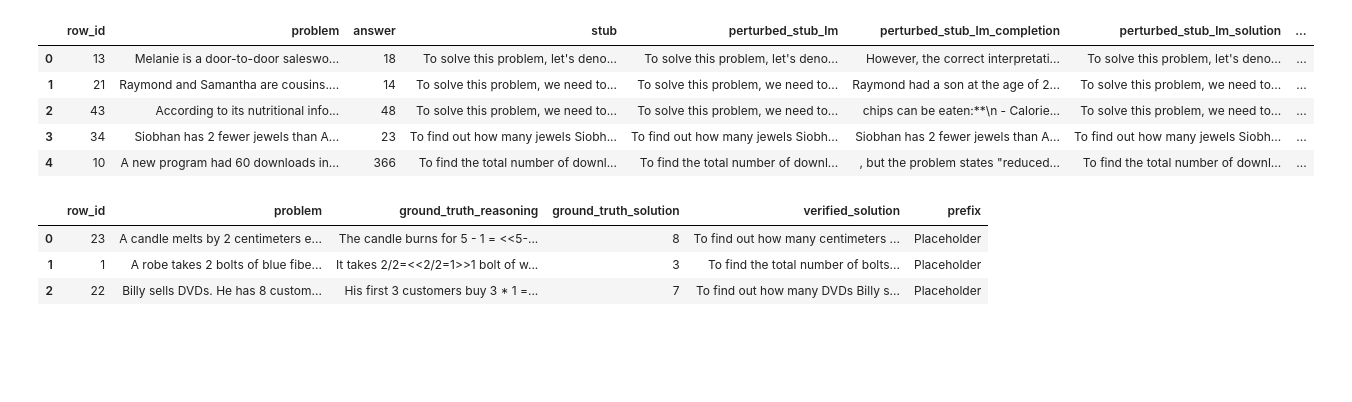
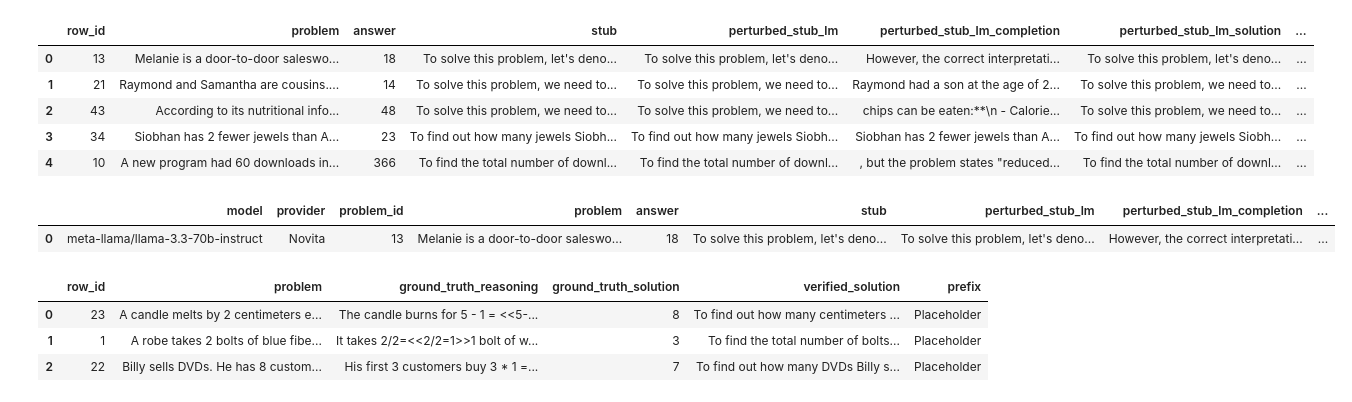
Before and after one commit to sasilver75/cohere-reasoning-v5, a Jupyter notebook: scratch.ipynb, the cells around one changed output. Saved outputs shown, nothing was run; the diff lists cells and outputs as text; code cells hidden in the pictures; blank space fills up the shorter version.

```diff
--- a/scratch.ipynb
+++ b/scratch.ipynb
@@ -14,6 +28,13 @@ df.head()
 | 2 | 43 | According to its nutritional info... | 48 | To solve this problem, we need to... | To solve this problem, we need to... | chips can be eaten:**\n - Calorie... | To solve this problem, we need to... | ... |
 | 3 | 34 | Siobhan has 2 fewer jewels than A... | 23 | To find out how many jewels Siobh... | To find out how many jewels Siobh... | Siobhan has 2 fewer jewels than A... | To find out how many jewels Siobh... | ... |
 | 4 | 10 | A new program had 60 downloads in... | 366 | To find the total number of downl... | To find the total number of downl... | , but the problem states "reduced... | To find the total number of downl... | ... |
+# %%
+# GSM COMPLETIONS
+df = pd.read_csv("gsm8k/datasets/gsm8k_completions.csv")
+df.head(1)
+# %% [output]
+|  | model | provider | problem_id | problem | answer | stub | perturbed_stub_lm | perturbed_stub_lm_completion | ... |
+| 0 | meta-llama/llama-3.3-70b-instruct | Novita | 13 | Melanie is a door-to-door saleswo... | 18 | To solve this problem, let's deno... | To solve this problem, let's deno... | However, the correct interpretati... | ... |
 # %%
 df = pd.read_csv("gsm8k/datasets/gsm8k_solutions_and_prefixes.csv")
 
```
Also changed, not shown: parts of 2 cells of this notebook, 4 other files.
